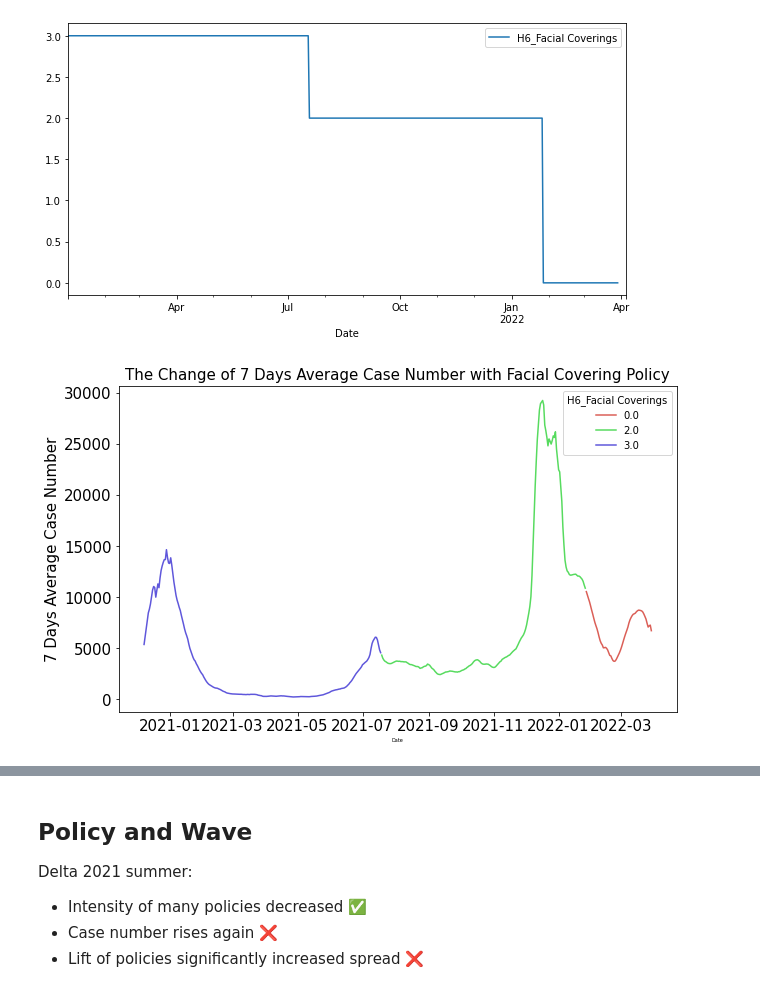
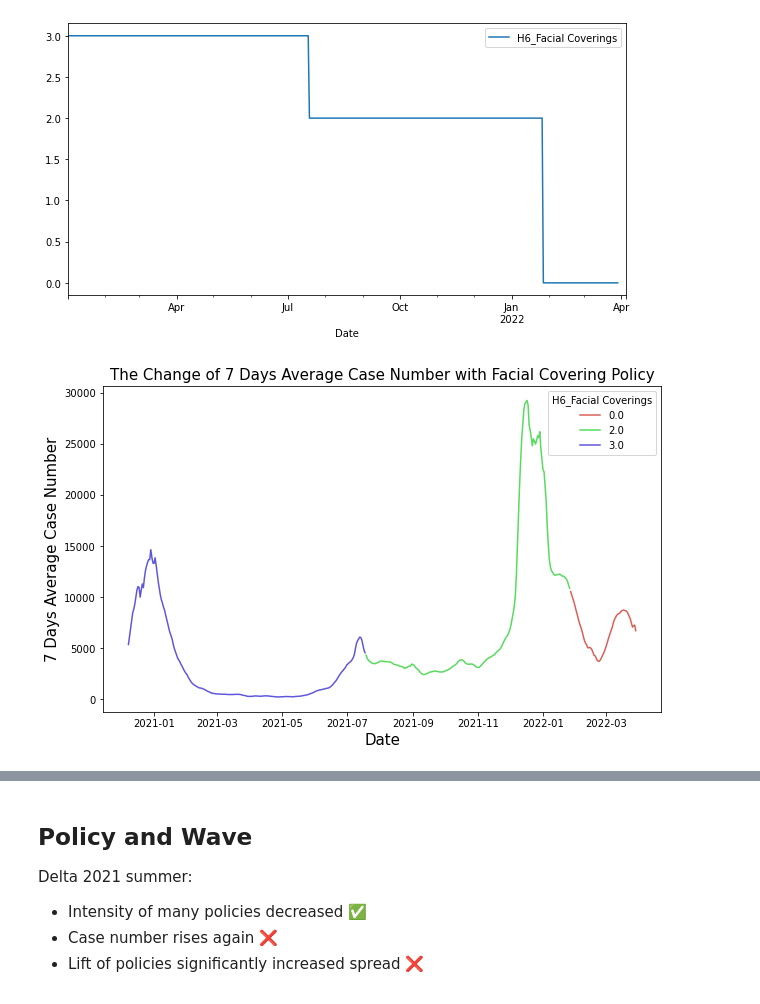
Before and after one commit to samuelhoenle/cusp-dd-2022-group2, a Jupyter notebook: The Effects of Policy Interventions on COVID-19 - Group 2 Challenge C.ipynb, the cells around one changed output, grey strips where cells are left out. Saved outputs shown, nothing was run; the diff lists cells and outputs as text; code cells hidden in the pictures.

Commit message:
Add visualization

```diff
--- a/The Effects of Policy Interventions on COVID-19 - Group 2 Challenge C.ipynb
+++ b/The Effects of Policy Interventions on COVID-19 - Group 2 Challenge C.ipynb
@@ -76,19 +76,19 @@ policy_data[(policy_data['Date'] > pd.to_datetime('2021-01-01')) & (policy_data[
 # %%
 # Visualisation COVID cases in different phases of masking policy
 df_merge = pd.merge(covid_data, policy_data[(policy_data['RegionName'] == 'England')],left_on='date', right_on='Date', how = 'left')
 
 plt.figure(figsize=(10,6))
 sns.lineplot(x='date',
              y='cases_roll_avg',
              hue = 'H6_Facial Coverings',
             data=df_merge,
             palette=sns.color_palette("hls", 3))
 plt.ylabel('7 Days Average Case Number',fontsize=15)
-plt.xlabel('Date',fontsize=5)
+plt.xlabel('Date',fontsize=15)
 plt.title('The Change of 7 Days Average Case Number with Facial Covering Policy',fontsize=15)
-plt.tick_params(labelsize=15)
+plt.tick_params(labelsize=10)
 # %% [output]
-[figure, old version]
+[figure, new version]
 # %%
 def itr(intervention_name, policy_feature, level_post, startdate_str, offset):
     startdate = pd.to_datetime(startdate_str)
```
Also changed, not shown: parts of 2 cells of this notebook.
